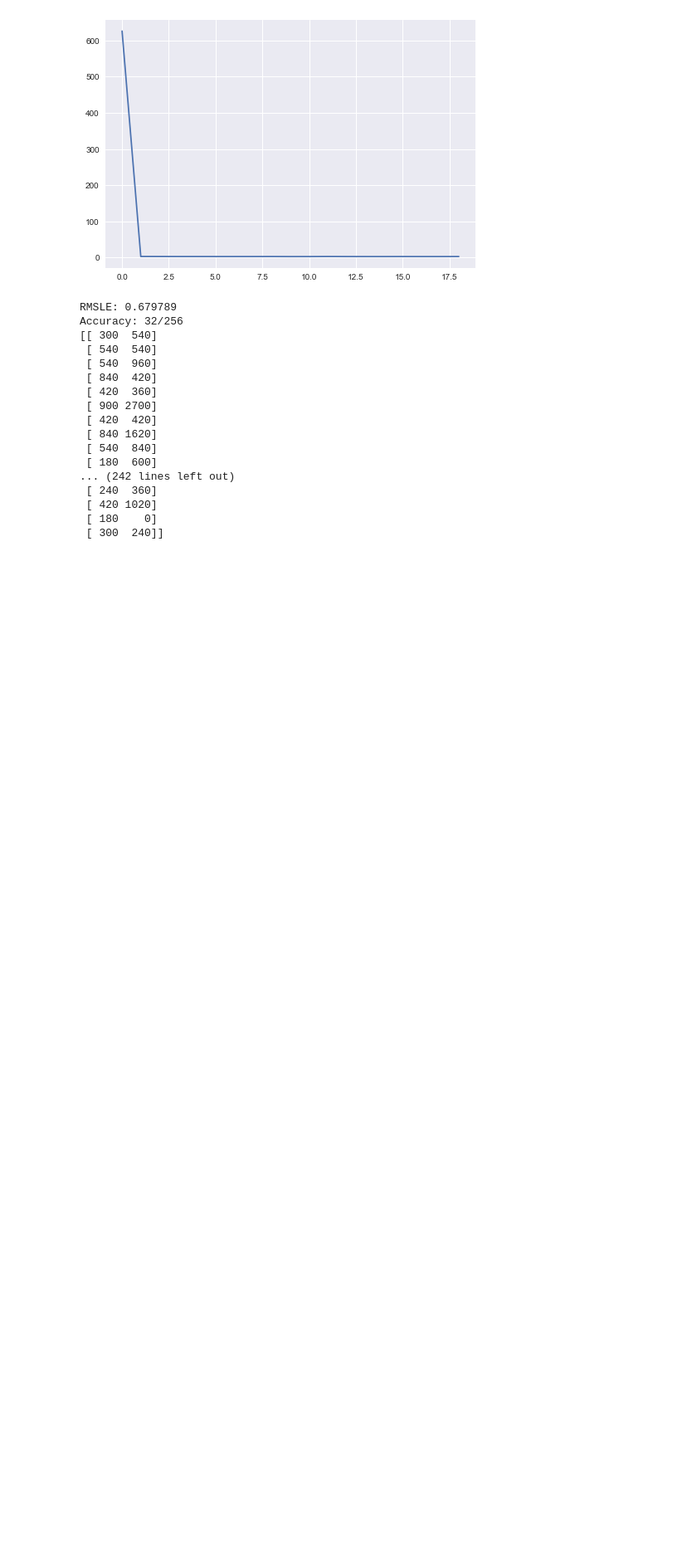
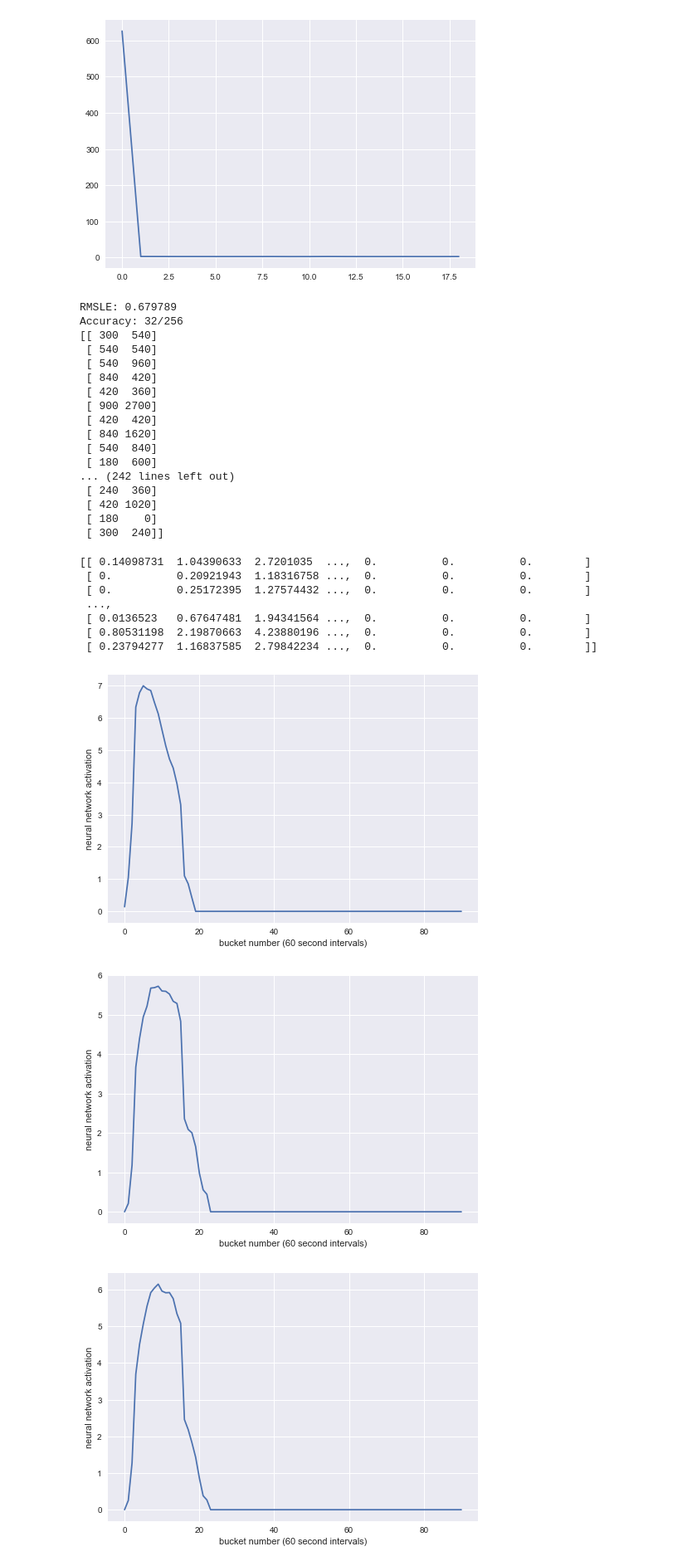
Before and after one commit to wenqinYe/kaggle-nyc-taxi-data, a Jupyter notebook: taxi.ipynb, the cells around one changed output. Shown at 83% size. Cells and saved outputs as stored; diff of their text form; code cells hidden in the pictures; blank space fills up the shorter version.

```diff
--- a/taxi.ipynb
+++ b/taxi.ipynb
@@ -307,3 +315,21 @@ Accuracy: 32/256
  [ 420 1020]
  [ 180    0]
  [ 300  240]]
+# %%
+print predicted_bins
+for i in range(10):
+    plt.plot(np.arange(len(predicted_bins[i])), predicted_bins[i])
+    plt.ylabel('neural network activation')
+    plt.xlabel('bucket number (60 second intervals)')
+    plt.show()
+# %% [output]
+[[ 0.14098731  1.04390633  2.7201035  ...,  0.          0.          0.        ]
+ [ 0.          0.20921943  1.18316758 ...,  0.          0.          0.        ]
+ [ 0.          0.25172395  1.27574432 ...,  0.          0.          0.        ]
+ ...,
+ [ 0.0136523   0.67647481  1.94341564 ...,  0.          0.          0.        ]
+ [ 0.80531198  2.19870663  4.23880196 ...,  0.          0.          0.        ]
+ [ 0.23794277  1.16837585  2.79842234 ...,  0.          0.          0.        ]]
+[figure, added]
+[figure, added]
+[figure, added]
```
Also changed, not shown: parts of 2 cells of this notebook, 1 other file.
